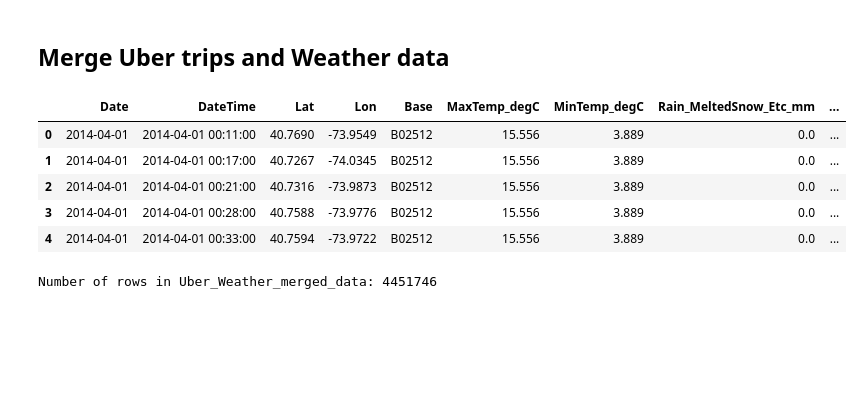
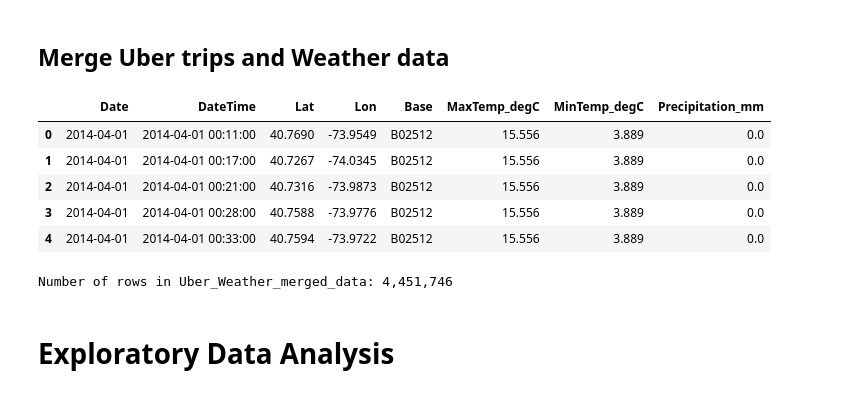
Before and after one commit to enumerbs/Project1-Group4, a Jupyter notebook: Project1-Group4_greg.ipynb, the cells around one changed output. Cells and saved outputs as stored; diff of their text form; code cells hidden in the pictures; blank space fills up the shorter version.

```diff
--- a/Project1-Group4_greg.ipynb
+++ b/Project1-Group4_greg.ipynb
@@ -90,8 +90,11 @@ weather2014["MinTemp_degC"] = weather2014["MinTemp_(degF)"].apply(Convert_Fahren
 weather2014["Rain_MeltedSnow_Etc_mm"] = weather2014["Rain_MeltedSnow_Etc_(in)"].apply(Inches_to_Millimetres).round(3)
 weather2014["Snow_IcePellets_Hail_mm"] = weather2014["Snow_IcePellets_Hail_(in)"].apply(Inches_to_Millimetres).round(3)
 
+# Combine Rain & Snow readings into single 'Precipitation' value
+weather2014["Precipitation_mm"] = weather2014["Rain_MeltedSnow_Etc_mm"] + weather2014["Snow_IcePellets_Hail_mm"]
+
 # Keep just the metric values
-weather2014 = weather2014[["Date", "MaxTemp_degC", "MinTemp_degC", "Rain_MeltedSnow_Etc_mm", "Snow_IcePellets_Hail_mm"]]
+weather2014 = weather2014[["Date", "MaxTemp_degC", "MinTemp_degC", "Precipitation_mm"]]
 
 # Write out combined data with metric units
 weather2014.to_csv(join("data", "combined", "weather-combined-data-metric-2014.csv"), encoding = "UTF-8", index=False)
@@ -99,20 +102,22 @@ weather2014.to_csv(join("data", "combined", "weather-combined-data-metric-2014.c
 ## Merge Uber trips and Weather data
 # %%
 # Merge the Uber data with the Weather data on the Date column
-Uber_Weather_merged_data = pd.merge(uber2014, weather2014, on="Date", how='left')
+Uber_Weather_df = pd.merge(uber2014, weather2014, on="Date", how='left')
 
 # Display the first few rows of the merged DataFrame
-Uber_Weather_merged_data.head()
+Uber_Weather_df.head()
 # %% [output]
-|  | Date | DateTime | Lat | Lon | Base | MaxTemp_degC | MinTemp_degC | Rain_MeltedSnow_Etc_mm | ... |
-| 0 | 2014-04-01 | 2014-04-01 00:11:00 | 40.7690 | -73.9549 | B02512 | 15.556 | 3.889 | 0.0 | ... |
-| 1 | 2014-04-01 | 2014-04-01 00:17:00 | 40.7267 | -74.0345 | B02512 | 15.556 | 3.889 | 0.0 | ... |
-| 2 | 2014-04-01 | 2014-04-01 00:21:00 | 40.7316 | -73.9873 | B02512 | 15.556 | 3.889 | 0.0 | ... |
-| 3 | 2014-04-01 | 2014-04-01 00:28:00 | 40.7588 | -73.9776 | B02512 | 15.556 | 3.889 | 0.0 | ... |
-| 4 | 2014-04-01 | 2014-04-01 00:33:00 | 40.7594 | -73.9722 | B02512 | 15.556 | 3.889 | 0.0 | ... |
+|  | Date | DateTime | Lat | Lon | Base | MaxTemp_degC | MinTemp_degC | Precipitation_mm |
+| 0 | 2014-04-01 | 2014-04-01 00:11:00 | 40.7690 | -73.9549 | B02512 | 15.556 | 3.889 | 0.0 |
+| 1 | 2014-04-01 | 2014-04-01 00:17:00 | 40.7267 | -74.0345 | B02512 | 15.556 | 3.889 | 0.0 |
+| 2 | 2014-04-01 | 2014-04-01 00:21:00 | 40.7316 | -73.9873 | B02512 | 15.556 | 3.889 | 0.0 |
+| 3 | 2014-04-01 | 2014-04-01 00:28:00 | 40.7588 | -73.9776 | B02512 | 15.556 | 3.889 | 0.0 |
+| 4 | 2014-04-01 | 2014-04-01 00:33:00 | 40.7594 | -73.9722 | B02512 | 15.556 | 3.889 | 0.0 |
 # %%
 # Cross check the number of rows
-num_rows = len(Uber_Weather_merged_data)
-print("Number of rows in Uber_Weather_merged_data:", num_rows)
+num_rows = len(Uber_Weather_df)
+print(f"Number of rows in Uber_Weather_merged_data: {num_rows:,}")
 # %% [output]
-Number of rows in Uber_Weather_merged_data: 4451746
+Number of rows in Uber_Weather_merged_data: 4,451,746
+# %% [markdown]
+# Exploratory Data Analysis
```
Also changed, not shown: parts of 13 cells of this notebook.
